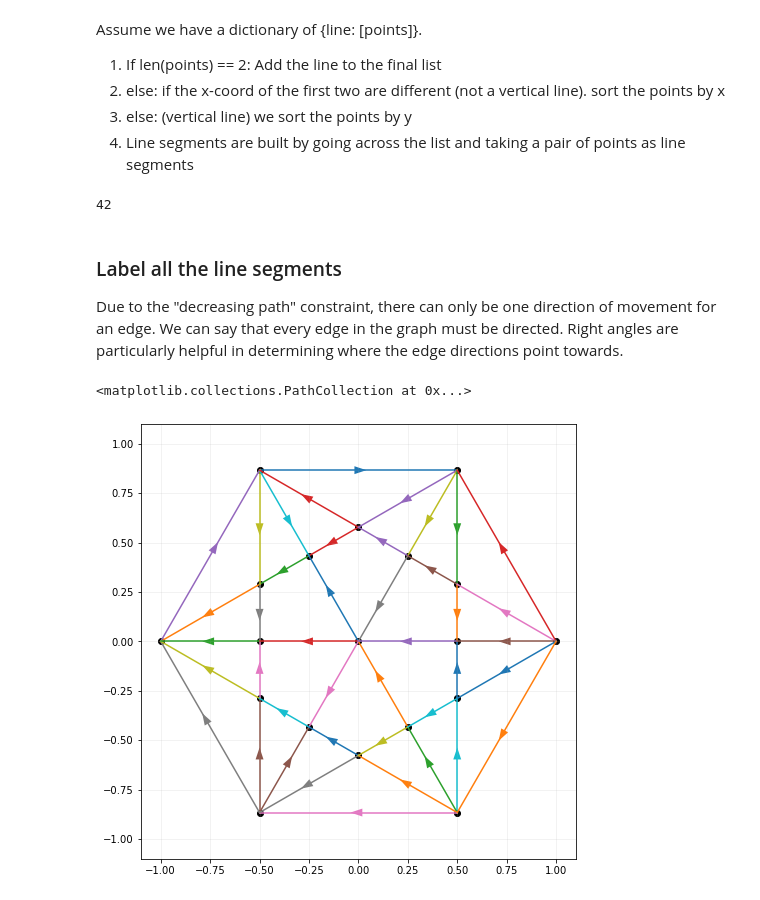
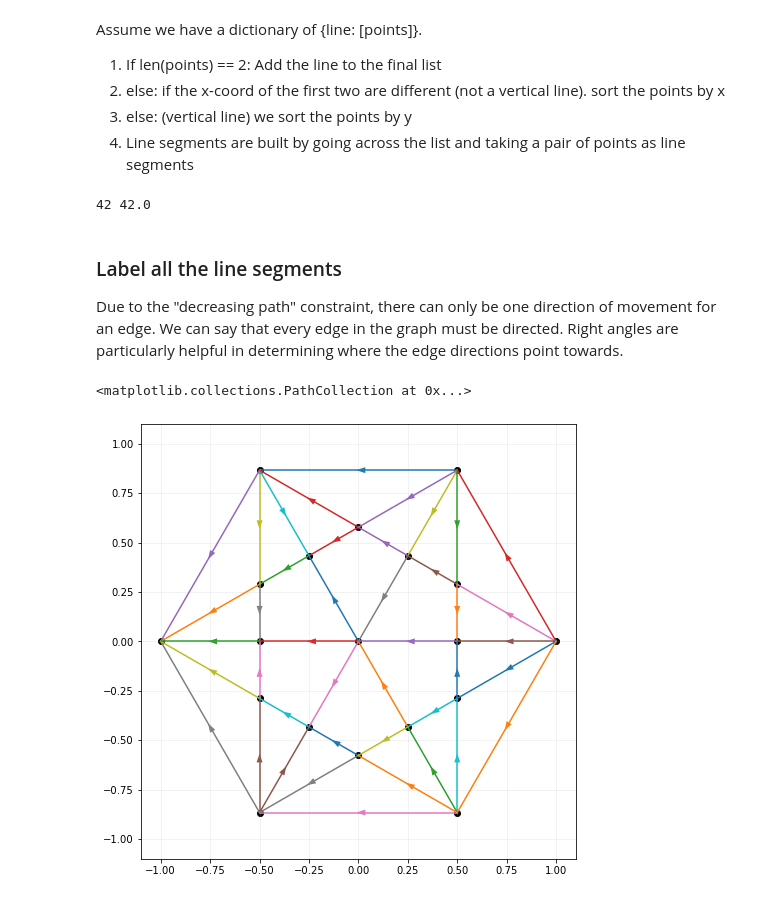
Before and after one commit to glowsplint/polygons, a Jupyter notebook: polygons.ipynb, the cells around one changed output. Saved outputs shown, nothing was run; the diff lists cells and outputs as text; code cells hidden in the pictures.

Commit message:
Fixed graph arrows point sometimes pointing in wrong directions

```diff
--- a/polygons.ipynb
+++ b/polygons.ipynb
@@ -73,7 +73,7 @@ class Point:
 
     def __repr__(self) -> str:
         if self.x is not None and self.y is not None:
-            return f"Point({round(self.x, 5)}, {round(self.y, 5)})"
+            return f"Point({self.x:{'.5f' if self.x < 0 else ' .5f'}}, {self.y:{'.5f' if self.y < 0 else ' .5f'}})"
         return f"Point(None, None)"
 
     def __hash__(self):
@@ -81,9 +81,7 @@ class Point:
 # %%
 class LineSegment:
     def __init__(self, p1: "Point", p2: "Point"):
-        self.p1 = p1
-        self.p2 = p2
-        self._direction = None
+        self.p1, self.p2 = sorted([p1, p2], key=operator.attrgetter('x','y'))
 
         # Used for Cramer's rule
         self.a = p1.y - p2.y
@@ -92,7 +90,8 @@ class LineSegment:
 
     @property
     def L2(self) -> float:
-        return sqrt((self.a)**2 + (self.b)**2)
+        p1, p2 = self.p1, self.p2
+        return sqrt((p1.x - p2.x)**2 + (p1.y - p2.y)**2)
 
 
     @property
@@ -100,7 +99,8 @@ class LineSegment:
         p1, p2 = self.p1, self.p2
         return Point((p1.x + p2.x)/2, (p1.y + p2.y)/2)
 
-    def calculate_direction(self) -> bool:
+    @property
+    def direction(self) -> bool:
         '''
         Provides the direction label for the graph, by comparing the L2 distances (p1-to-end, p2-to-end).
         True if p1-to-p2; False if p2-to-p1; None if self.calculate_direction() has not yet been called.
@@ -108,8 +108,7 @@ class LineSegment:
         Caution: This method should only be used when there are no intersection points between self.p1 and self.p2.
         Otherwise, it does not return a useful directional label.
         '''
-        self.direction = LineSegment(self.p1, END).L2 < LineSegment(self.p2, END).L2
-        return self.direction
+        return LineSegment(self.p1, END).L2 > LineSegment(self.p2, END).L2
 
     @property
     def gradient(self) -> Tuple[float, float]:
@@ -117,9 +116,18 @@ class LineSegment:
         Creates a tuple used in the visualisation of the direction.
         '''
         p1, p2 = self.p1, self.p2
-        multiplier = -1 if self.direction else 1
+        multiplier = 1 if self.direction else -1
+        x_coeff = 0 if p1.x == p2.x else 1
+
+        if p2.y > p1.y:
+            y_coeff = 1
+        elif p1.y == p2.y:
+            y_coeff = 0
+        else:
+            y_coeff = -1
+
         try:
-            return (multiplier*0.01, multiplier*(p1.y - p2.y)/((p1.x - p2.x)*100))
+            return (multiplier*x_coeff*0.01, multiplier*y_coeff*0.01*abs((p2.y - p1.y)/(p2.x - p1.x)))
         except ZeroDivisionError:
             return (0, multiplier*0.01)
 
@@ -236,10 +247,10 @@ for ls, p in line_points.items():
         for previous, current in zip(sorted_points, sorted_points[1:]):
             line_segments.append(LineSegment(previous, current))
 # %%
+print(len(line_segments), (n + n*(n-2)*(n-3)/2))
 assert len(line_segments) == n + n*(n-2)*(n-3)/2
-print(len(line_segments))
 # %% [output]
-42
+42 42.0
 # %% [markdown]
 ### Label all the line segments
 Due to the "decreasing path" constraint, there can only be one direction of movement for an edge. We can say that every edge in the graph must be directed. Right angles are particularly helpful in determining where the edge directions point towards.
@@ -251,26 +257,26 @@ for ls in line_segments:
 # %%
 x, y = [point.x for point in points], [point.y for point in points]
 
 # Configurations
 limit = 1.1
-head_width = 0.04
+head_width = 0.03
 
 fig, ax = plt.subplots(figsize=(8,8))
 ax.set_xlim(-limit, limit)
 ax.set_ylim(-limit, limit)
 ax.set_aspect('equal', adjustable='box')
 ax.grid(axis='both', alpha=0.2)
 
 # Lines
 for line in line_segments:
     color = next(ax._get_lines.prop_cycler)['color']
     ax.plot([line.p1.x, line.p2.x], [line.p1.y, line.p2.y], color=color)
-    plt.arrow(x=line.mid.x+line.gradient[0]*3, y=line.mid.y+line.gradient[1]*3,
+    plt.arrow(x=line.mid.x, y=line.mid.y,
               dx=line.gradient[0], dy=line.gradient[1],
               lw=0, color=color, length_includes_head=True, head_width=head_width)
 
 # Points
 ax.scatter(x, y, c="black")
 # %% [output]
 <matplotlib.collections.PathCollection at 0x...>
-[figure, old version]
+[figure, new version]
```
Also changed, not shown: parts of 8 cells of this notebook.
